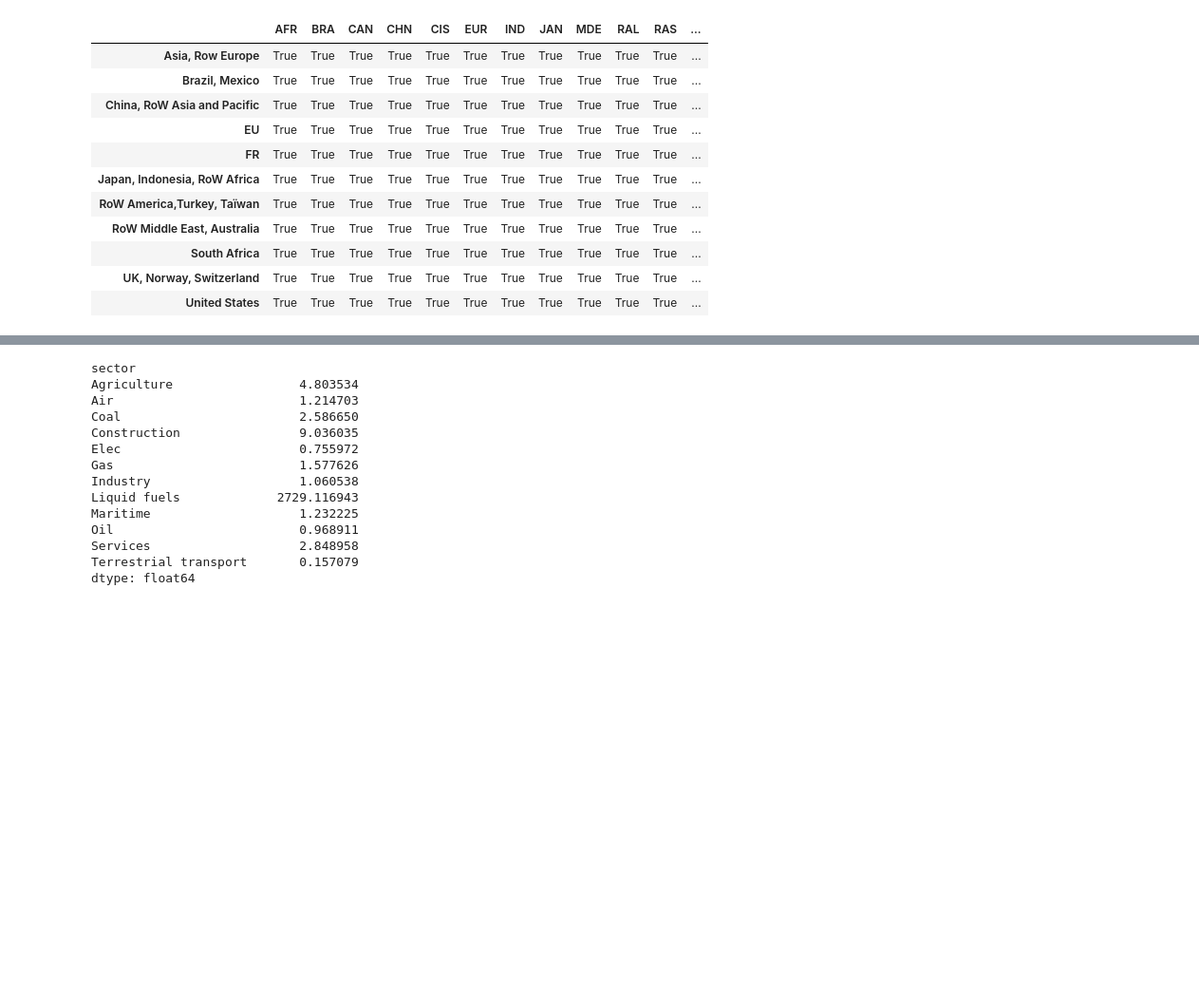
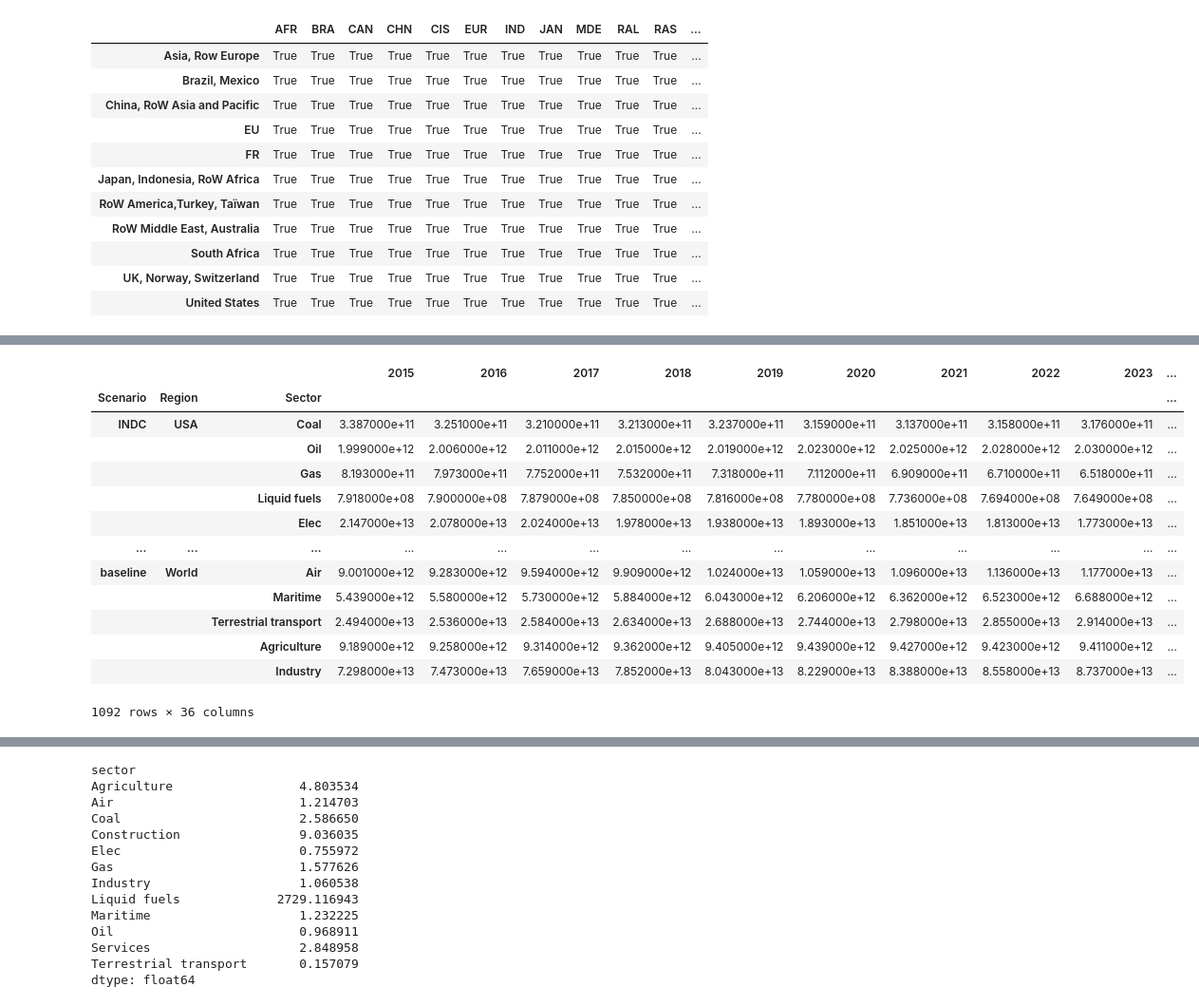
Before and after one commit to Maestrofinn/MatMat-Trade, a Jupyter notebook: main.ipynb, the cells around one changed output, grey strips where cells are left out. Shown: that part at 95% size. Drawn from its saved outputs; the diff is of its cells as text; code cells hidden in the pictures; blank space fills up the shorter version.

```diff
--- a/main.ipynb
+++ b/main.ipynb
@@ -1220,3 +1240,39 @@ pd.concat([start_year,end_year],axis=1)
 save_before_experimentations=model.counterfactuals["IMACLIM_all_2050_INDC"].iot.copy()
 # %%
 model.counterfactuals["IMACLIM_all_2050_INDC"].iot=save_before_experimentations.copy()
+# %%
+import copy
+import src.advance
+final_data_ratio,final_technical_coef,Link_country,Link,demand_data,emissions=src.advance.extract_data("IMACLIM_format")
+
+#get the relative change in production over all sectors/region.
+demand_change=demand_data.loc[("INDC"),2050].sort_index()/demand_data.loc[("INDC"),2015].sort_index() #it is production not demand, some renaming needed
+
+#show that there is a need to apply further modification for the scenarios to align wih IMACLIM (ie demand change)
+print("IMACLIM average production change is :",demand_change.mean())
+print("Our currrent gross output change is :",(model.counterfactuals["IMACLIM_all_2050_INDC"].iot.x/model.counterfactuals["IMACLIM_all_2015_INDC"].iot.x).mean())
+
+#create the new scenario that will include production changes
+model.counterfactuals["IMACLIM_all_demand_change_2050_INDC"]=copy.deepcopy(model.counterfactuals["IMACLIM_all_2050_INDC"])
+
+#include the production changes in the gross output x of new scenario
+model.counterfactuals["IMACLIM_all_demand_change_2050_INDC"].iot.x["indout"]=model.counterfactuals["IMACLIM_all_2015_INDC"].iot.x.sort_index()["indout"]*demand_change   # dropped a values here
+
+
+### The following intend to enable the use of integaretd footprint calculator (they rely on Y and not x, hence modifying x makes no difference,
+# we therfore cretae an artificial final demand Y that corresponds to the x we modififed)
+
+# Build a fictional Y matrix which would correspond to the current x : corresponds to the equation Y=(I-A)x
+Y_we_need=model.counterfactuals["IMACLIM_all_demand_change_2050_INDC"].iot.x-model.counterfactuals["IMACLIM_all_demand_change_2050_INDC"].iot.A.dot(model.counterfactuals["IMACLIM_all_demand_change_2050_INDC"].iot.x)
+
+
+# creates a fake detailed Y such that the row sums corresponds to the one we aim for ( we simply scale all values of a row)
+coeffs=Y_we_need["indout"]/model.counterfactuals["IMACLIM_all_demand_change_2050_INDC"].iot.Y.sum(axis=1)  #dropped a values here for yweneed
+for row_index in model.counterfactuals["IMACLIM_all_demand_change_2050_INDC"].iot.Y.index:
+    model.counterfactuals["IMACLIM_all_demand_change_2050_INDC"].iot.Y.loc[row_index]=float(coeffs.loc[row_index])*model.counterfactuals["IMACLIM_all_demand_change_2050_INDC"].iot.Y.loc[row_index]
+
+# we should now be able to compute some emissions, be carefull, the consumption based acounts don't make much sense here since we started with gross productions and made fictional Y
+
+from src.utils import recal_stressor_per_region
+model.counterfactuals["IMACLIM_all_demand_change_2050_INDC"].iot.stressor_extension=recal_stressor_per_region(
+        iot=model.counterfactuals["IMACLIM_all_demand_change_2050_INDC"].iot,)
@@ -1222,0 +1311,18 @@ model.counterfactuals["IMACLIM_all_2050_INDC"].iot=save_before_experimentations.
+# %%
+emissions*=10e9 # change unit from MTCO2 to kg
+emissions
+# %% [output]
+|  |  |  | 2015 | 2016 | 2017 | 2018 | 2019 | 2020 | 2021 | 2022 | 2023 | ... |
+| Scenario | Region | Sector |  |  |  |  |  |  |  |  |  | ... |
+| INDC | USA | Coal | 3.387000e+11 | 3.251000e+11 | 3.210000e+11 | 3.213000e+11 | 3.237000e+11 | 3.159000e+11 | 3.137000e+11 | 3.158000e+11 | 3.176000e+11 | ... |
+|  |  | Oil | 1.999000e+12 | 2.006000e+12 | 2.011000e+12 | 2.015000e+12 | 2.019000e+12 | 2.023000e+12 | 2.025000e+12 | 2.028000e+12 | 2.030000e+12 | ... |
+|  |  | Gas | 8.193000e+11 | 7.973000e+11 | 7.752000e+11 | 7.532000e+11 | 7.318000e+11 | 7.112000e+11 | 6.909000e+11 | 6.710000e+11 | 6.518000e+11 | ... |
+|  |  | Liquid fuels | 7.918000e+08 | 7.900000e+08 | 7.879000e+08 | 7.850000e+08 | 7.816000e+08 | 7.780000e+08 | 7.736000e+08 | 7.694000e+08 | 7.649000e+08 | ... |
+|  |  | Elec | 2.147000e+13 | 2.078000e+13 | 2.024000e+13 | 1.978000e+13 | 1.938000e+13 | 1.893000e+13 | 1.851000e+13 | 1.813000e+13 | 1.773000e+13 | ... |
+| ... | ... | ... | ... | ... | ... | ... | ... | ... | ... | ... | ... | ... |
+| baseline | World | Air | 9.001000e+12 | 9.283000e+12 | 9.594000e+12 | 9.909000e+12 | 1.024000e+13 | 1.059000e+13 | 1.096000e+13 | 1.136000e+13 | 1.177000e+13 | ... |
+|  |  | Maritime | 5.439000e+12 | 5.580000e+12 | 5.730000e+12 | 5.884000e+12 | 6.043000e+12 | 6.206000e+12 | 6.362000e+12 | 6.523000e+12 | 6.688000e+12 | ... |
+|  |  | Terrestrial transport | 2.494000e+13 | 2.536000e+13 | 2.584000e+13 | 2.634000e+13 | 2.688000e+13 | 2.744000e+13 | 2.798000e+13 | 2.855000e+13 | 2.914000e+13 | ... |
+|  |  | Agriculture | 9.189000e+12 | 9.258000e+12 | 9.314000e+12 | 9.362000e+12 | 9.405000e+12 | 9.439000e+12 | 9.427000e+12 | 9.423000e+12 | 9.411000e+12 | ... |
+|  |  | Industry | 7.298000e+13 | 7.473000e+13 | 7.659000e+13 | 7.852000e+13 | 8.043000e+13 | 8.229000e+13 | 8.388000e+13 | 8.558000e+13 | 8.737000e+13 | ... |
+1092 rows × 36 columns
```
Also changed, not shown: parts of 31 cells of this notebook, 3 other files.
